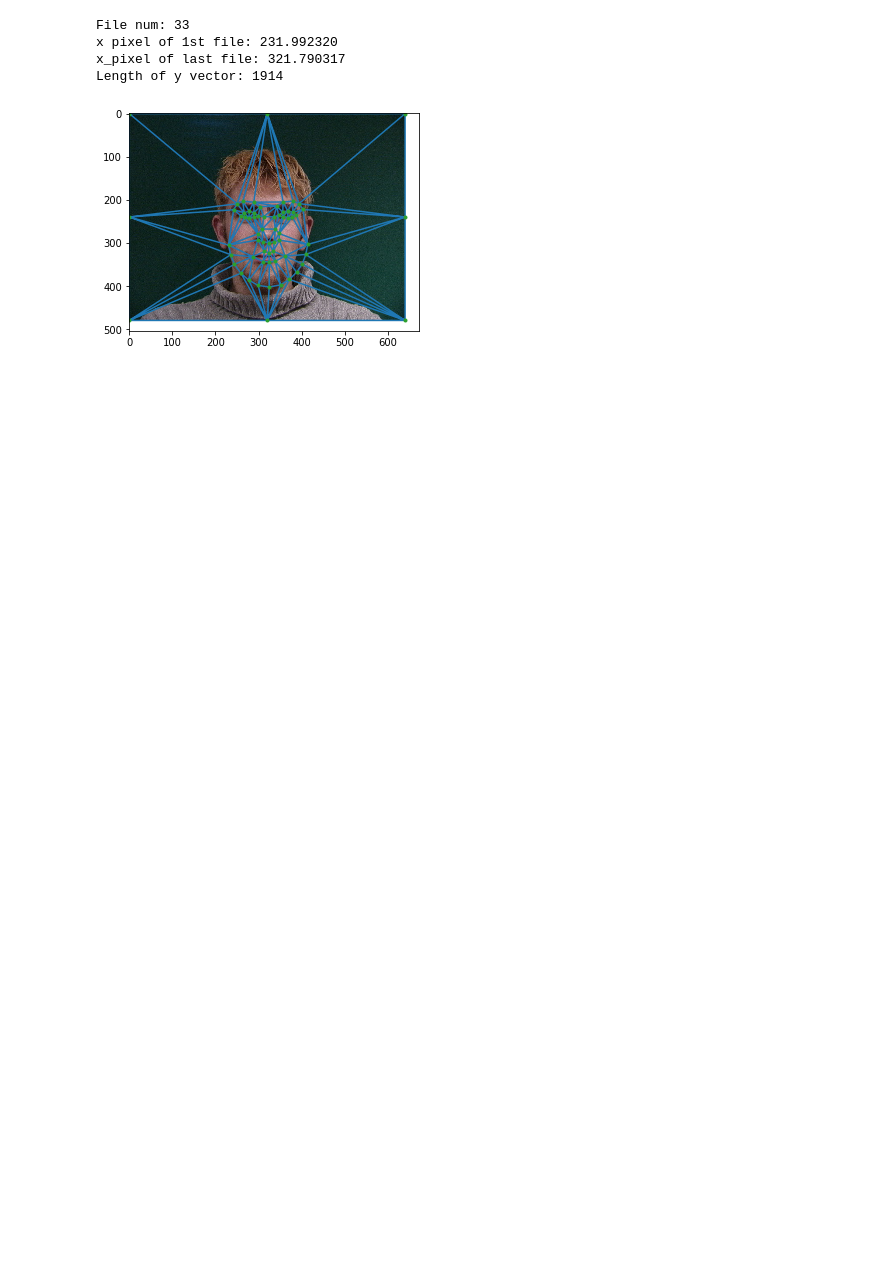
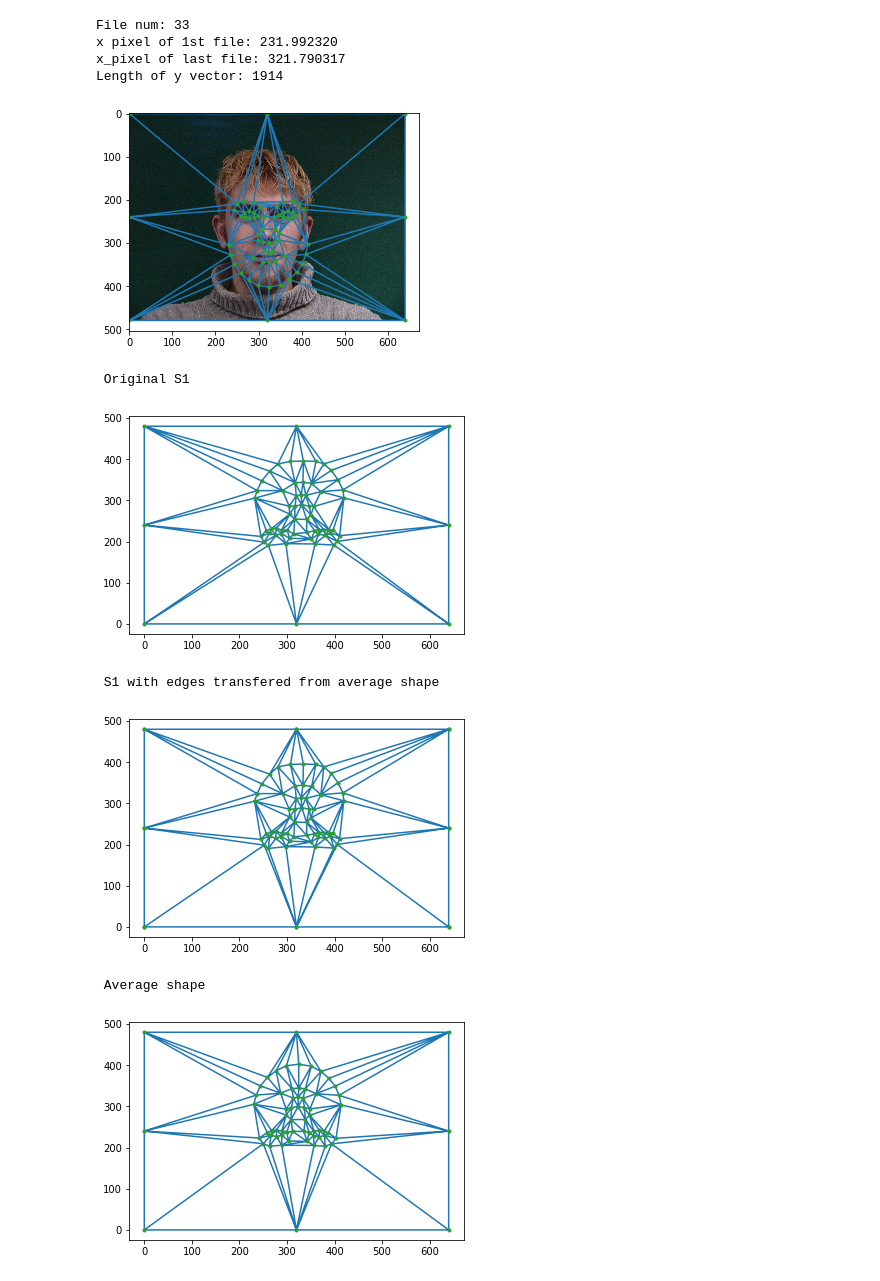
Before and after one commit to PascalPolygon/computer_graphics, a Jupyter notebook: shape_interpolation_HW2/shape_interpolation.ipynb, the cells around one changed output. Drawn from its saved outputs; the diff is of its cells as text; code cells hidden in the pictures; blank space fills up the shorter version.

Commit message:
Added triangulation transfer

```diff
--- a/shape_interpolation_HW2/shape_interpolation.ipynb
+++ b/shape_interpolation_HW2/shape_interpolation.ipynb
@@ -46,32 +47,62 @@ s1[:,1] = y_matrix[0]
 
 s2[:,0] = x_matrix[1]
 s2[:,1] = y_matrix[1]
 
 gen_warping_seq(s1, s2)
 
 frames = []
 imgs = glob.glob("*.jpg")
 for i in imgs:
     new_frame = Image.open(i)
     frames.append(new_frame)
 
 # Save into a GIF file that loops forever
 frames[0].save('warping_anim.gif', format='GIF',
                append_images=frames[1:],
                save_all=True,
                duration=300, loop=0)
 
 avg_x_mtrx = np.array(np.sum(x_matrix, axis=0)/N_faces)
 avg_y_mtrx = np.array(np.sum(y_matrix, axis=0)/N_faces)
 
 avg_male = np.zeros((58,2))
 avg_male[:,0] = avg_x_mtrx
 avg_male[:,1] = avg_y_mtrx
 
 avg_male = add_corners_and_edges(avg_male)
-delaunay_tri = Delaunay(avg_male)
+avg_male_tri = Delaunay(avg_male)
 img = '/home/pascal/computer_graphics/shape_interpolation_HW2/imm_face_db/01-1m.jpg'
-plot_delaunay(avg_male, delaunay_tri, img)
+plot_delaunay(avg_male, avg_male_tri, img)
 # compute_delaunay_tri(avg_male)
+
+s1 = add_corners_and_edges(s1)
+s1_transf, s1_transf_tri = transfer_tri(s1, avg_male_tri) #Transfer edges for average shape to shape s1
+
+print("\n Original S1")
+plot_shape_tri(s1, s1_tri)
+
+
+print("\n S1 with edges transfered from average shape")
+plot_shape_tri(s1_transf, s1_transf_tri)
+
+
+print("\n Average shape")
+plot_shape_tri(avg_male, avg_male_tri)
+
+# Triangulation vertices are all different, not sure why. I was expecting
+# Triangualtion vertices of s1 and s1_transf to be the same
+# print("\n Comparing triangulation vertices after transfer...")
+# print("S1")
+# print(s1[s1_tri.simplices[0]])
+# print("S1 transf")
+# print(s1_transf[s1_transf_tri.simplices[0]])
+# print("Avg male")
+# print(avg_male[avg_male_tri.simplices[0]])
 # %% [output]
 [figure]
+ Original S1
+[figure, added]
+ S1 with edges transfered from average shape
+[figure, added]
+ Average shape
+[figure, added]
```
Also changed, not shown: parts of 4 cells of this notebook, 12 other files.
